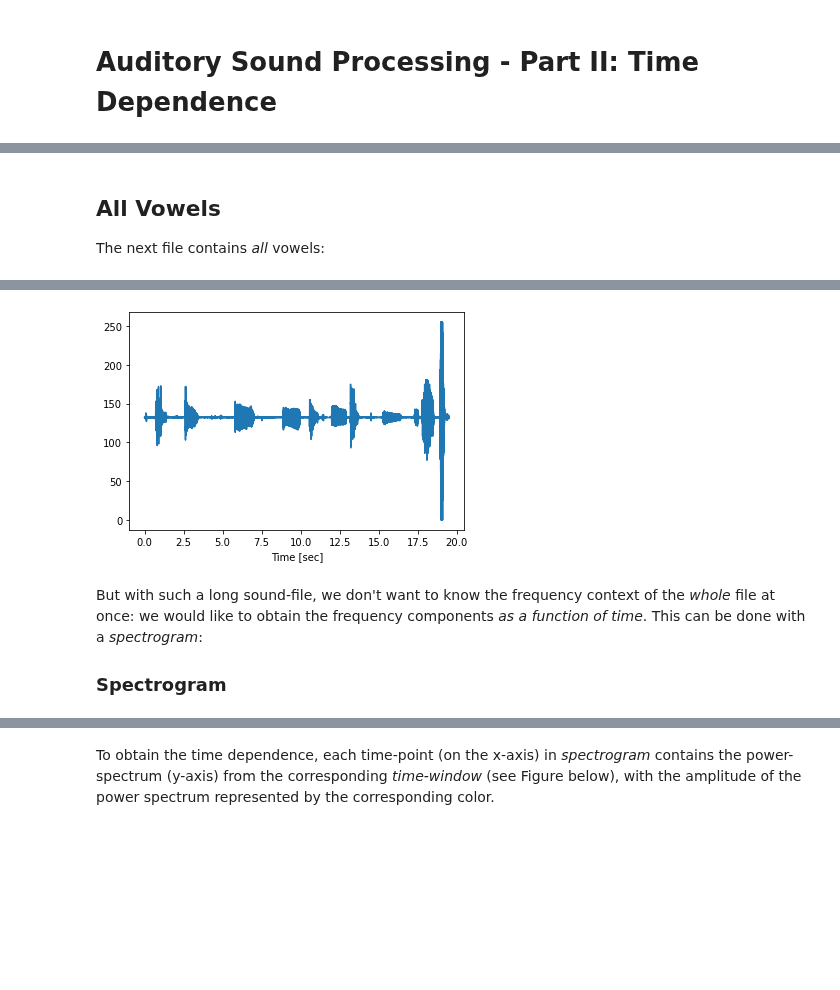
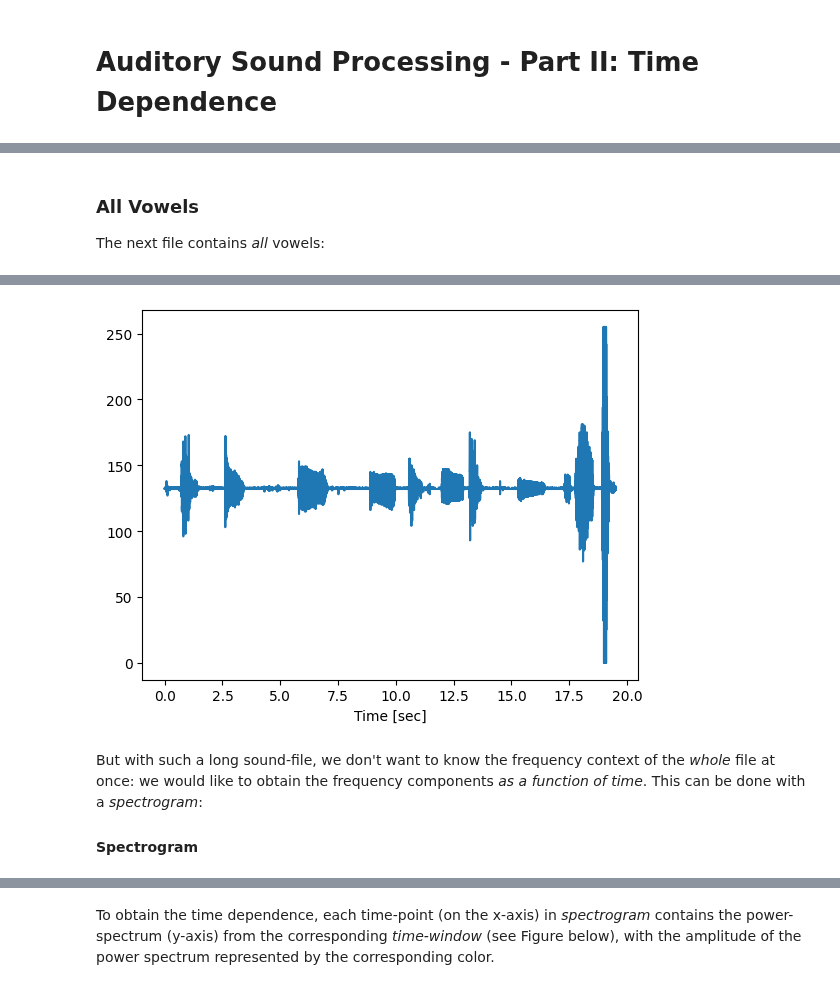
Before and after one commit to thomas-haslwanter/CSS_ipynb, a Jupyter notebook: Soundproc_2_TimeDependence.ipynb, the cells around one changed output, grey strips where cells are left out. Cells and saved outputs as stored; diff of their text form; code cells hidden in the pictures; blank space fills up the shorter version.

```diff
--- a/Soundproc_2_TimeDependence.ipynb
+++ b/Soundproc_2_TimeDependence.ipynb
@@ -13,16 +13,16 @@ from IPython.display import Audio
 %matplotlib inline
 # %%
 # Same setup as Part I
-audioDir = 'data/sounds'
+audio_dir = 'data/sounds'
 
 
-def pSpect(data, rate):
+def power_spectrum(data, rate):
     '''Calculation of power spectrum and corresponding frequencies'''
 
-    nData = len(data)
-    fftData = np.fft.fft(data)
-    PowerSpect = fftData * fftData.conj() / nData
-    freq = np.arange(nData) * float(rate) / nData
+    n_data = len(data)
+    fft_data = np.fft.fft(data)
+    PowerSpect = fft_data * fft_data.conj() / n_data
+    freq = np.arange(n_data) * float(rate) / n_data
 
     return (np.real(PowerSpect), freq)
 # %% [markdown]
@@ -95,25 +83,25 @@ label(plt.gca(), text='Second Formant (F2)', position=(2900,50), textLocation=(0
 # %% [markdown]
-## All Vowels
+### All Vowels
 The next file contains *all* vowels:
 # %%
-soundFile = os.path.join(audioDir, 'vowels.wav')
-rate, data = read(soundFile)
+sound_file = os.path.join(audio_dir, 'vowels.wav')
+rate, data = wavfile.read(sound_file)
 t = np.arange(len(data))/rate
 
 # Show the data
 plt.plot(t, data)
 plt.xlabel('Time [sec]')
 
 # Play them
-Audio(url=soundFile, autoplay=False)
+Audio(url=sound_file, autoplay=False)
 # %% [output]
 [interactive output not drawn]
-[figure, old version]
+[figure, new version]
 # %% [markdown]
 But with such a long sound-file, we don't want to know the frequency context of the *whole* file at once: we would like to obtain the frequency components *as a function of time*.
 This can be done with a *spectrogram*:
 
-### Spectrogram
+#### Spectrogram
 # %%
 from matplotlib.pyplot import specgram
 from matplotlib import cm
```
Also changed, not shown: parts of 14 cells of this notebook, 9 other files.
